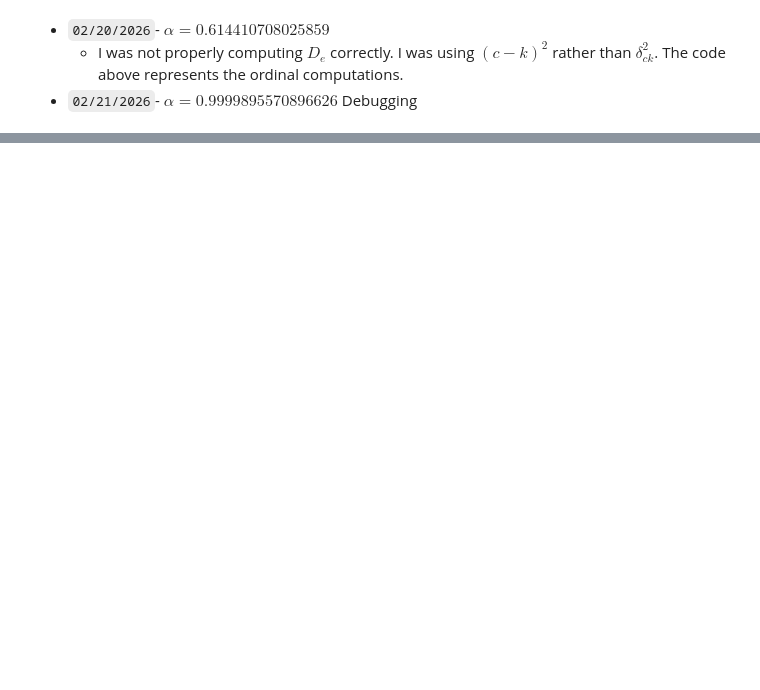
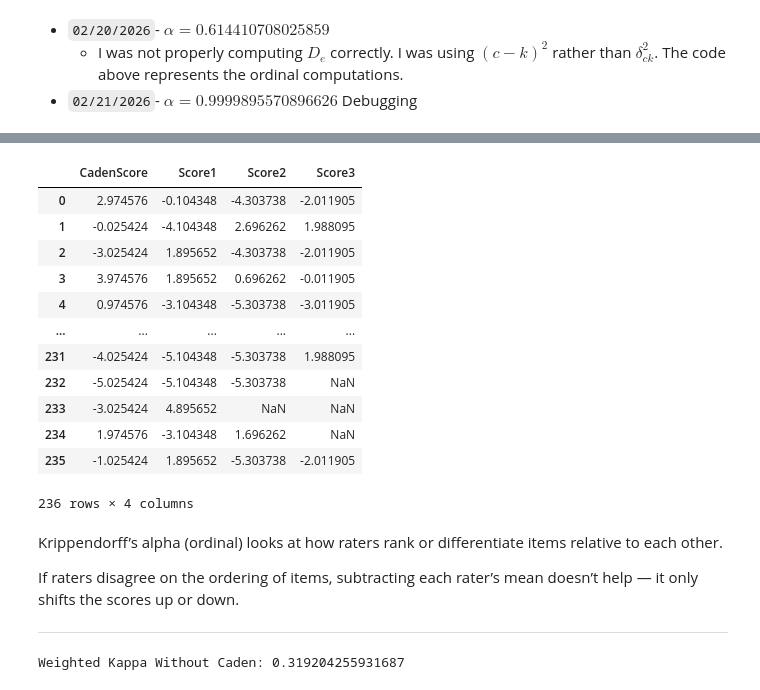
Before and after one commit to cwc09262/psalms-nlp-research, a Jupyter notebook: query_compare/blind_external_scoring.ipynb, the cells around one changed output, grey strips where cells are left out. Drawn from its saved outputs; the diff is of its cells as text; code cells hidden in the pictures; blank space fills up the shorter version.

```diff
--- a/query_compare/blind_external_scoring.ipynb
+++ b/query_compare/blind_external_scoring.ipynb
@@ -997,0 +885,22 @@ df
+# %%
+df_adjusted
+# %% [output]
+|  | CadenScore | Score1 | Score2 | Score3 |
+| 0 | 2.974576 | -0.104348 | -4.303738 | -2.011905 |
+| 1 | -0.025424 | -4.104348 | 2.696262 | 1.988095 |
+| 2 | -3.025424 | 1.895652 | -4.303738 | -2.011905 |
+| 3 | 3.974576 | 1.895652 | 0.696262 | -0.011905 |
+| 4 | 0.974576 | -3.104348 | -5.303738 | -3.011905 |
+| ... | ... | ... | ... | ... |
+| 231 | -4.025424 | -5.104348 | -5.303738 | 1.988095 |
+| 232 | -5.025424 | -5.104348 | -5.303738 | NaN |
+| 233 | -3.025424 | 4.895652 | NaN | NaN |
+| 234 | 1.974576 | -3.104348 | 1.696262 | NaN |
+| 235 | -1.025424 | 1.895652 | -5.303738 | -2.011905 |
+236 rows × 4 columns
+# %% [markdown]
+Krippendorff’s alpha (ordinal) looks at how raters rank or differentiate items relative to each other.
+
+If raters disagree on the ordering of items, subtracting each rater’s mean doesn’t help — it only shifts the scores up or down.
+
+---
@@ -997,0 +935,8 @@ df
+# %%
+print("Weighted Kappa Without Caden:",
+      weighted_kappa_average(
+          df,
+          ['Score1','Score2','Score3']
+      ))
+# %% [output]
+Weighted Kappa Without Caden: 0.319204255931687
```
Also changed, not shown: parts of 97 cells of this notebook, 1 other file.
